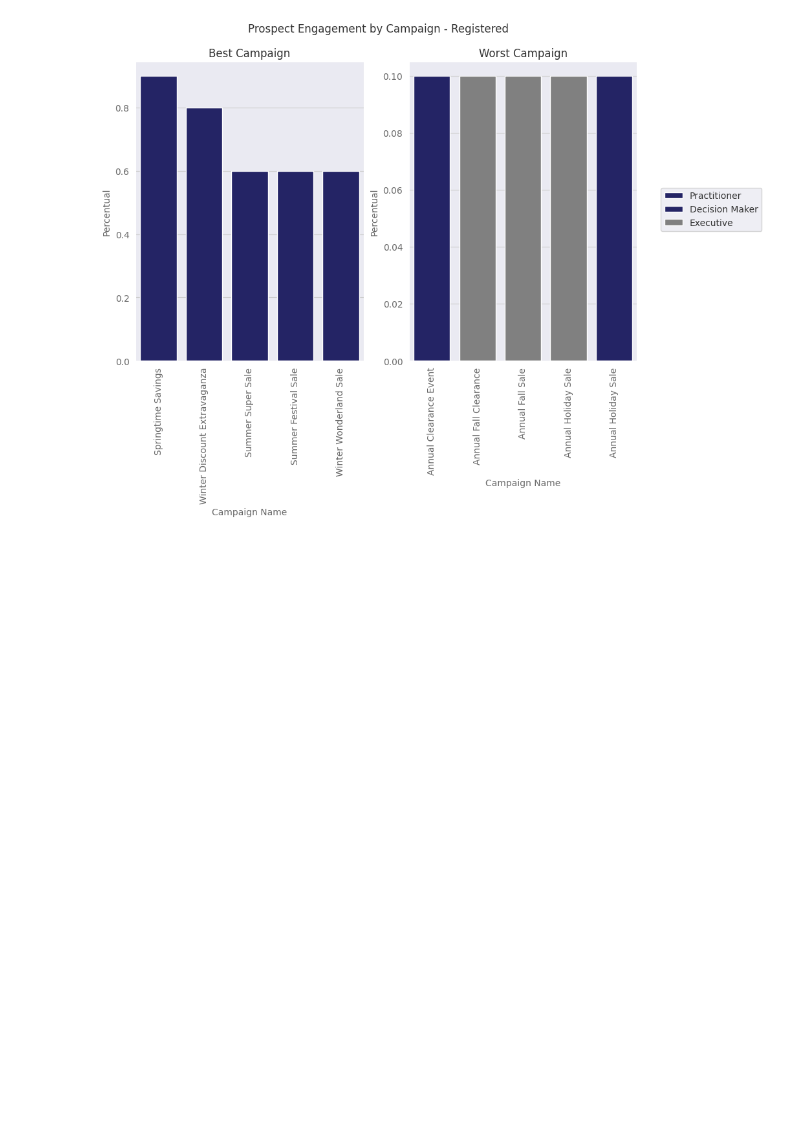
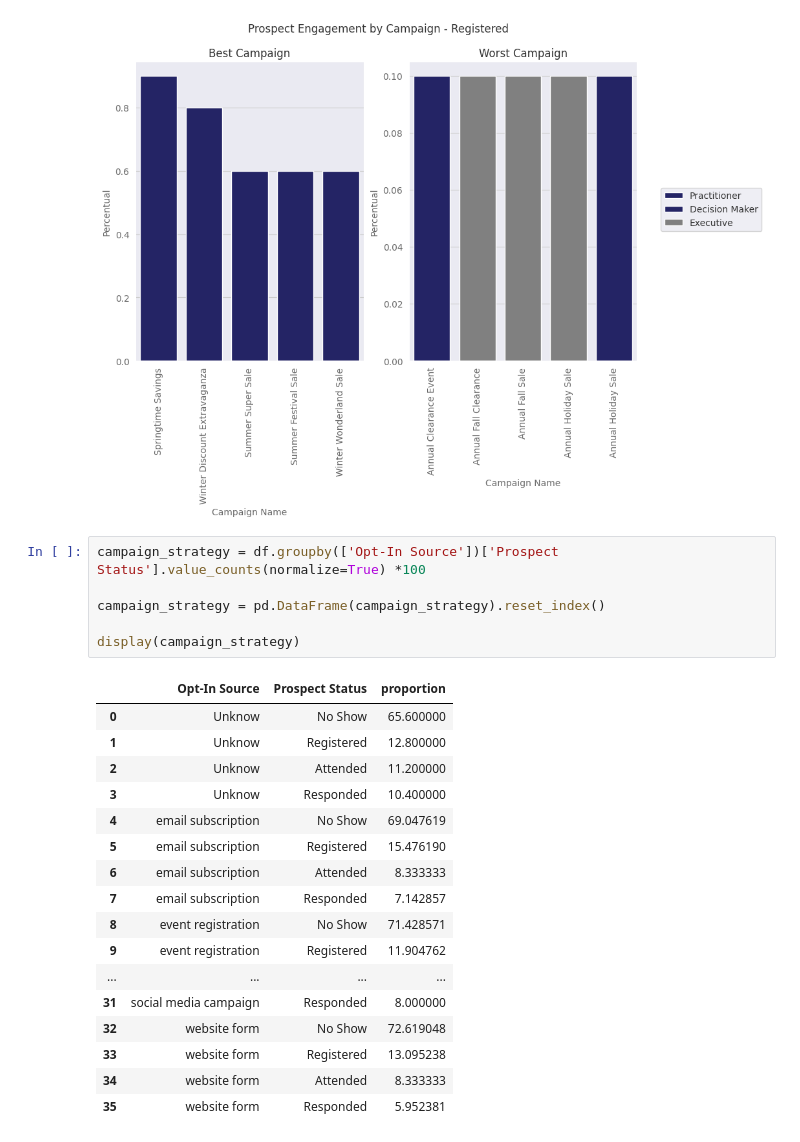
Before and after one commit to BLayus/marketing_analytics_case, a Jupyter notebook: Marketing_Analytics_Case.ipynb, the cells around one changed output. Cells and saved outputs as stored; diff of their text form; blank space fills up the shorter version.

```diff
--- a/Marketing_Analytics_Case.ipynb
+++ b/Marketing_Analytics_Case.ipynb
@@ -1283,3 +1299,27 @@ for s in status:
 [figure]
 [figure]
 [figure]
+# %%
+campaign_strategy = df.groupby(['Opt-In Source'])['Prospect Status'].value_counts(normalize=True) *100
+
+campaign_strategy = pd.DataFrame(campaign_strategy).reset_index()
+
+display(campaign_strategy)
+# %% [output]
+|  | Opt-In Source | Prospect Status | proportion |
+| 0 | Unknow | No Show | 65.600000 |
+| 1 | Unknow | Registered | 12.800000 |
+| 2 | Unknow | Attended | 11.200000 |
+| 3 | Unknow | Responded | 10.400000 |
+| 4 | email subscription | No Show | 69.047619 |
+| 5 | email subscription | Registered | 15.476190 |
+| 6 | email subscription | Attended | 8.333333 |
+| 7 | email subscription | Responded | 7.142857 |
+| 8 | event registration | No Show | 71.428571 |
+| 9 | event registration | Registered | 11.904762 |
+| ... | ... | ... | ... |
+| 31 | social media campaign | Responded | 8.000000 |
+| 32 | website form | No Show | 72.619048 |
+| 33 | website form | Registered | 13.095238 |
+| 34 | website form | Attended | 8.333333 |
+| 35 | website form | Responded | 5.952381 |
```
Also changed, not shown: parts of 10 cells of this notebook.
